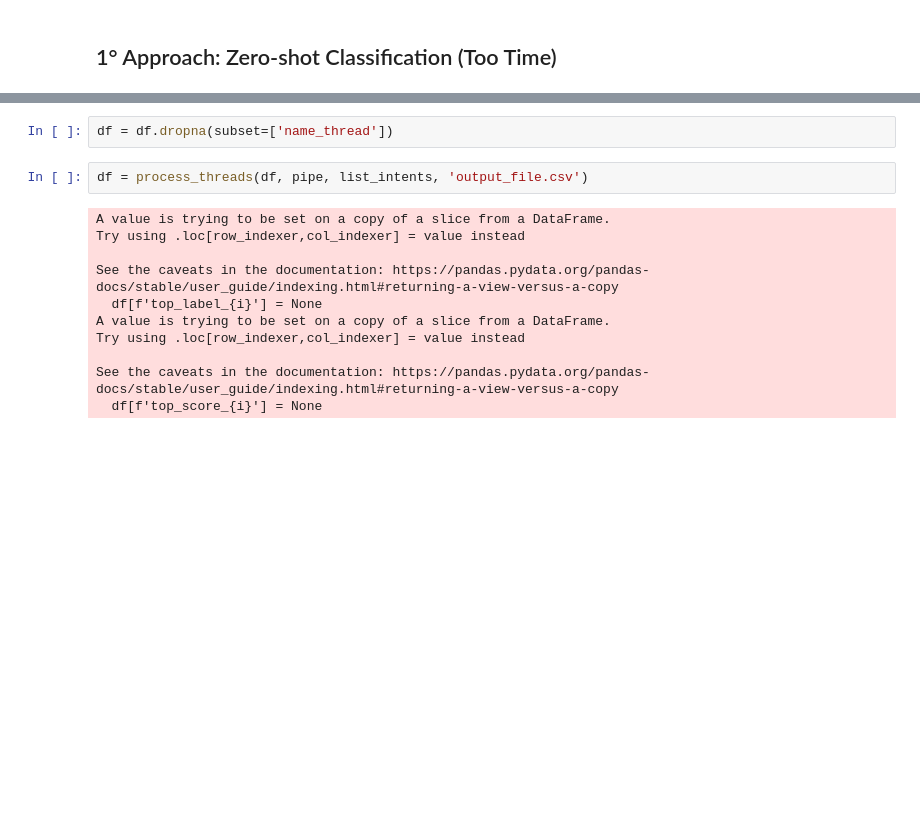
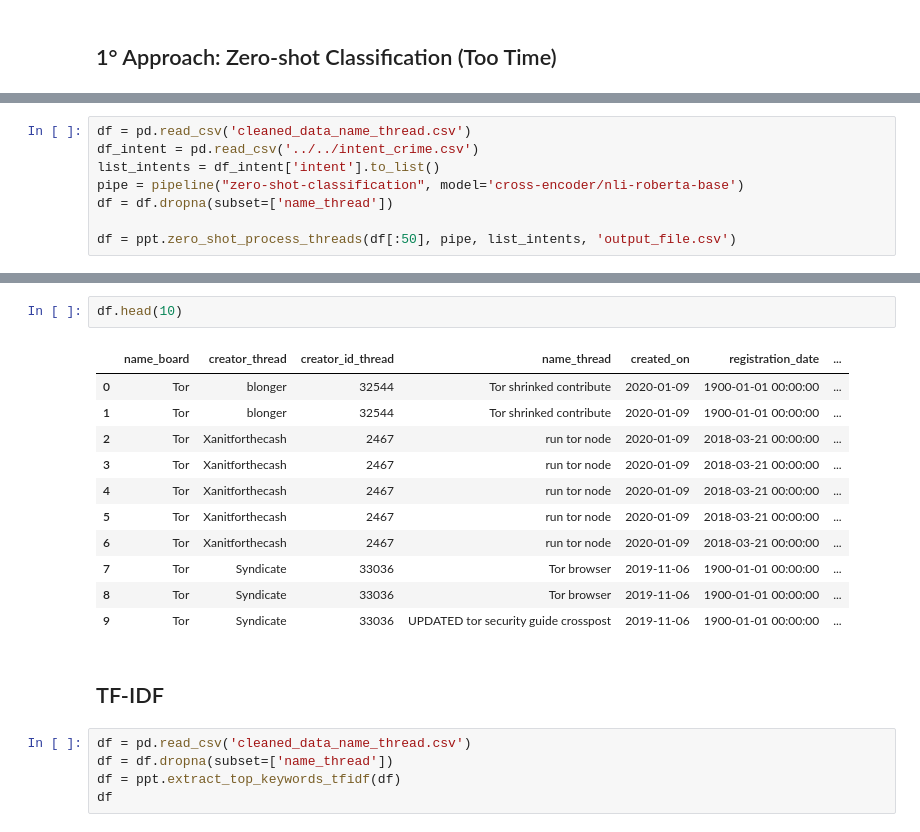
Before and after one commit to D0men1c0/GSoC, a Jupyter notebook: Analyze_files/Completed/TextThreadAnalysis.ipynb, the cells around one changed output, grey strips where cells are left out. Cells and saved outputs as stored; diff of their text form; blank space fills up the shorter version.

Commit message:
Update Function and intent list

```diff
--- a/Analyze_files/Completed/TextThreadAnalysis.ipynb
+++ b/Analyze_files/Completed/TextThreadAnalysis.ipynb
@@ -386,0 +306,8 @@ def process_threads(df, pipe, list_intents, output_file):
+# %%
+df = pd.read_csv('cleaned_data_name_thread.csv')
+df_intent = pd.read_csv('../../intent_crime.csv')
+list_intents = df_intent['intent'].to_list()
+pipe = pipeline("zero-shot-classification", model='cross-encoder/nli-roberta-base')
+df = df.dropna(subset=['name_thread'])
+
+df = ppt.zero_shot_process_threads(df[:50], pipe, list_intents, 'output_file.csv')
@@ -387,15 +332,21 @@ def process_threads(df, pipe, list_intents, output_file):
+# %%
+df.head(10)
+# %% [output]
+|  | name_board | creator_thread | creator_id_thread | name_thread | created_on | registration_date | ... |
+| 0 | Tor | blonger | 32544 | Tor shrinked contribute | 2020-01-09 | 1900-01-01 00:00:00 | ... |
+| 1 | Tor | blonger | 32544 | Tor shrinked contribute | 2020-01-09 | 1900-01-01 00:00:00 | ... |
+| 2 | Tor | Xanitforthecash | 2467 | run tor node | 2020-01-09 | 2018-03-21 00:00:00 | ... |
+| 3 | Tor | Xanitforthecash | 2467 | run tor node | 2020-01-09 | 2018-03-21 00:00:00 | ... |
+| 4 | Tor | Xanitforthecash | 2467 | run tor node | 2020-01-09 | 2018-03-21 00:00:00 | ... |
+| 5 | Tor | Xanitforthecash | 2467 | run tor node | 2020-01-09 | 2018-03-21 00:00:00 | ... |
+| 6 | Tor | Xanitforthecash | 2467 | run tor node | 2020-01-09 | 2018-03-21 00:00:00 | ... |
+| 7 | Tor | Syndicate | 33036 | Tor browser | 2019-11-06 | 1900-01-01 00:00:00 | ... |
+| 8 | Tor | Syndicate | 33036 | Tor browser | 2019-11-06 | 1900-01-01 00:00:00 | ... |
+| 9 | Tor | Syndicate | 33036 | UPDATED tor security guide crosspost | 2019-11-06 | 1900-01-01 00:00:00 | ... |
+# %% [markdown]
+## TF-IDF
 # %%
+df = pd.read_csv('cleaned_data_name_thread.csv')
 df = df.dropna(subset=['name_thread'])
+df = ppt.extract_top_keywords_tfidf(df)
+df
-# %%
-df = process_threads(df, pipe, list_intents, 'output_file.csv')
-# %% [output]
-A value is trying to be set on a copy of a slice from a DataFrame.
-Try using .loc[row_indexer,col_indexer] = value instead
-
-See the caveats in the documentation: https://pandas.pydata.org/pandas-docs/stable/user_guide/indexing.html#returning-a-view-versus-a-copy
-  df[f'top_label_{i}'] = None
-A value is trying to be set on a copy of a slice from a DataFrame.
-Try using .loc[row_indexer,col_indexer] = value instead
-
-See the caveats in the documentation: https://pandas.pydata.org/pandas-docs/stable/user_guide/indexing.html#returning-a-view-versus-a-copy
-  df[f'top_score_{i}'] = None
```
Also changed, not shown: parts of 4 cells of this notebook, 4 other files.
